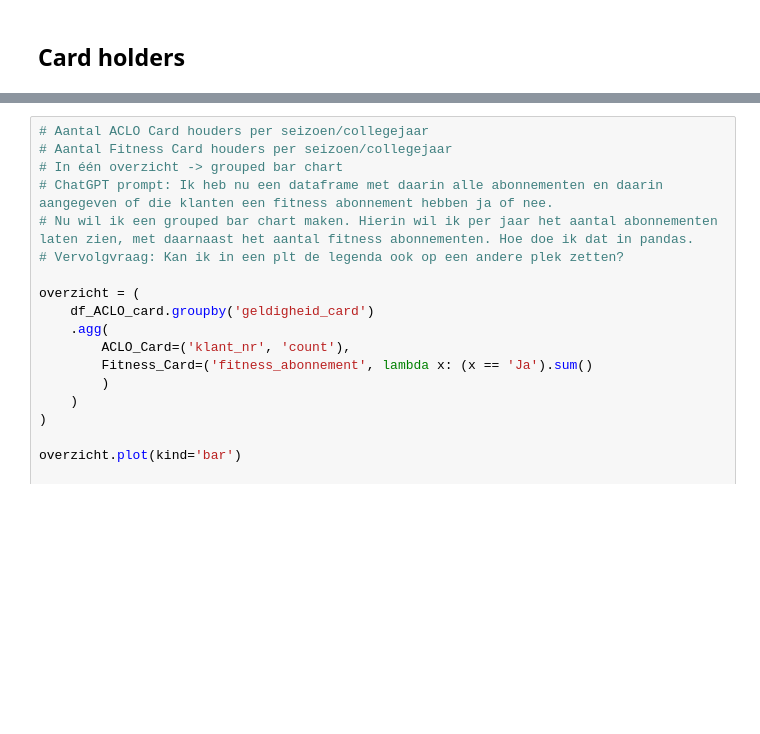
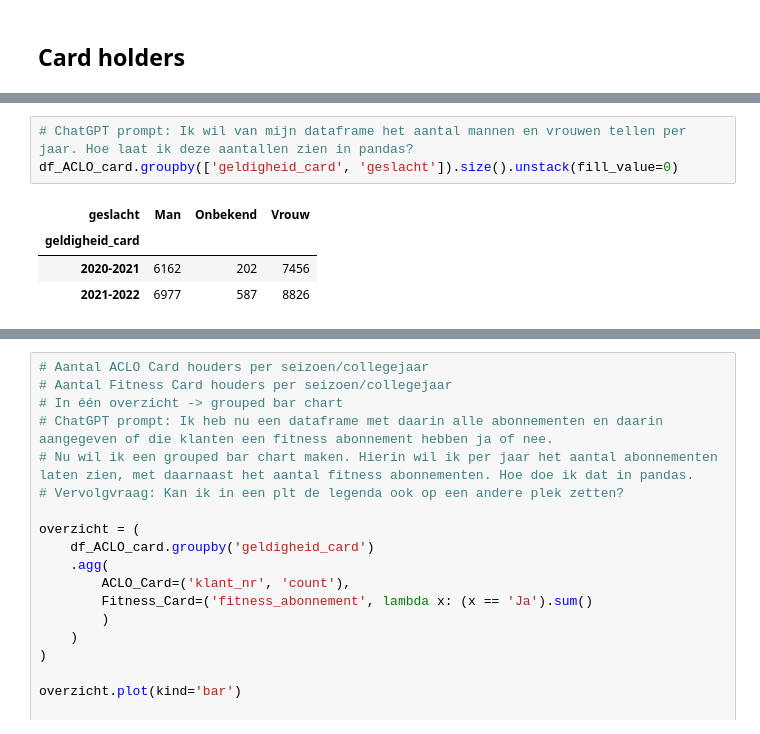
Before and after one commit to kyleholt/Data, a Jupyter notebook: Notebook eindopdracht.ipynb, the cells around one changed output, grey strips where cells are left out. Saved outputs shown, nothing was run; the diff lists cells and outputs as text; blank space fills up the shorter version.

```diff
--- a/Notebook eindopdracht.ipynb
+++ b/Notebook eindopdracht.ipynb
@@ -841,0 +883,8 @@ Name: count, dtype: int64
+# %%
+# ChatGPT prompt: Ik wil van mijn dataframe het aantal mannen en vrouwen tellen per jaar. Hoe laat ik deze aantallen zien in pandas?
+df_ACLO_card.groupby(['geldigheid_card', 'geslacht']).size().unstack(fill_value=0)
+# %% [output]
+| geslacht | Man | Onbekend | Vrouw |
+| geldigheid_card |  |  |  |
+| 2020-2021 | 6162 | 202 | 7456 |
+| 2021-2022 | 6977 | 587 | 8826 |
```
Also changed, not shown: parts of 7 cells of this notebook.
